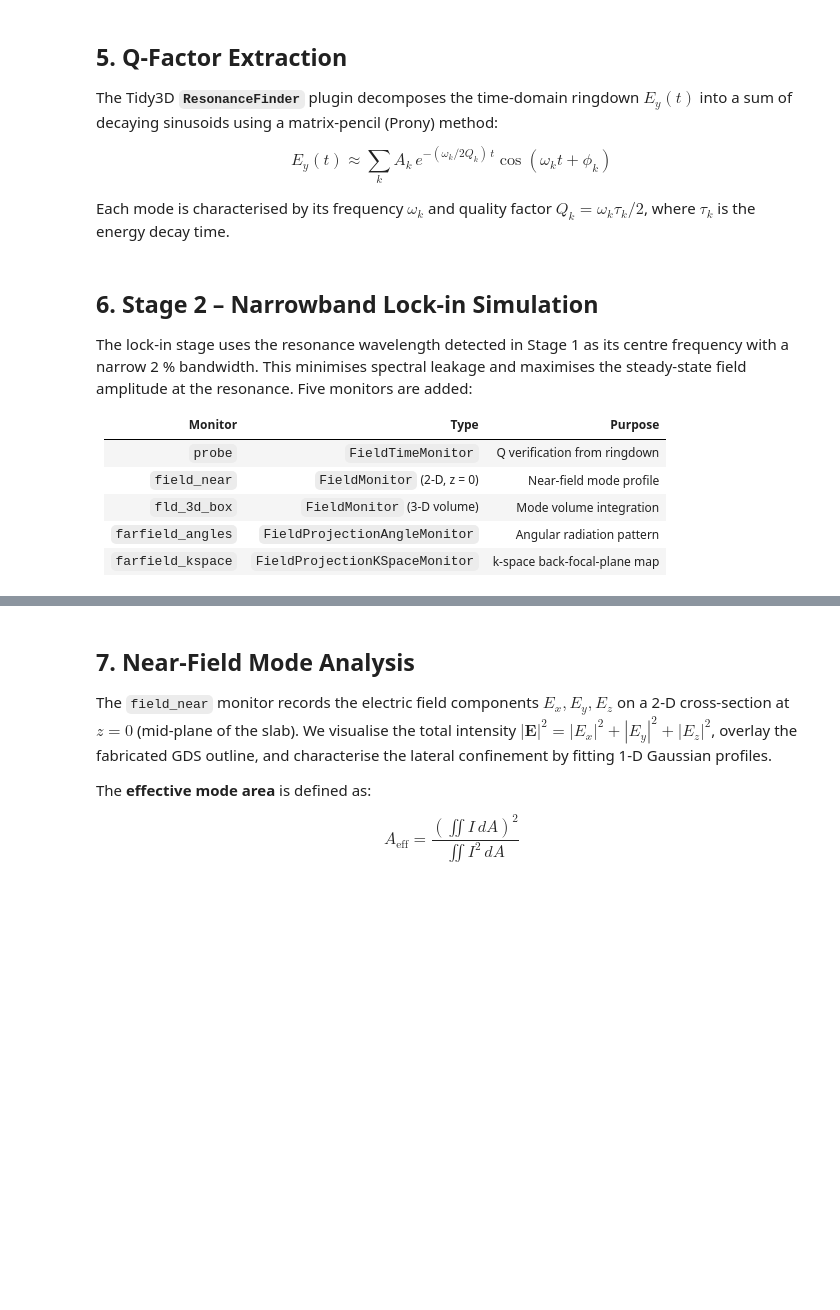
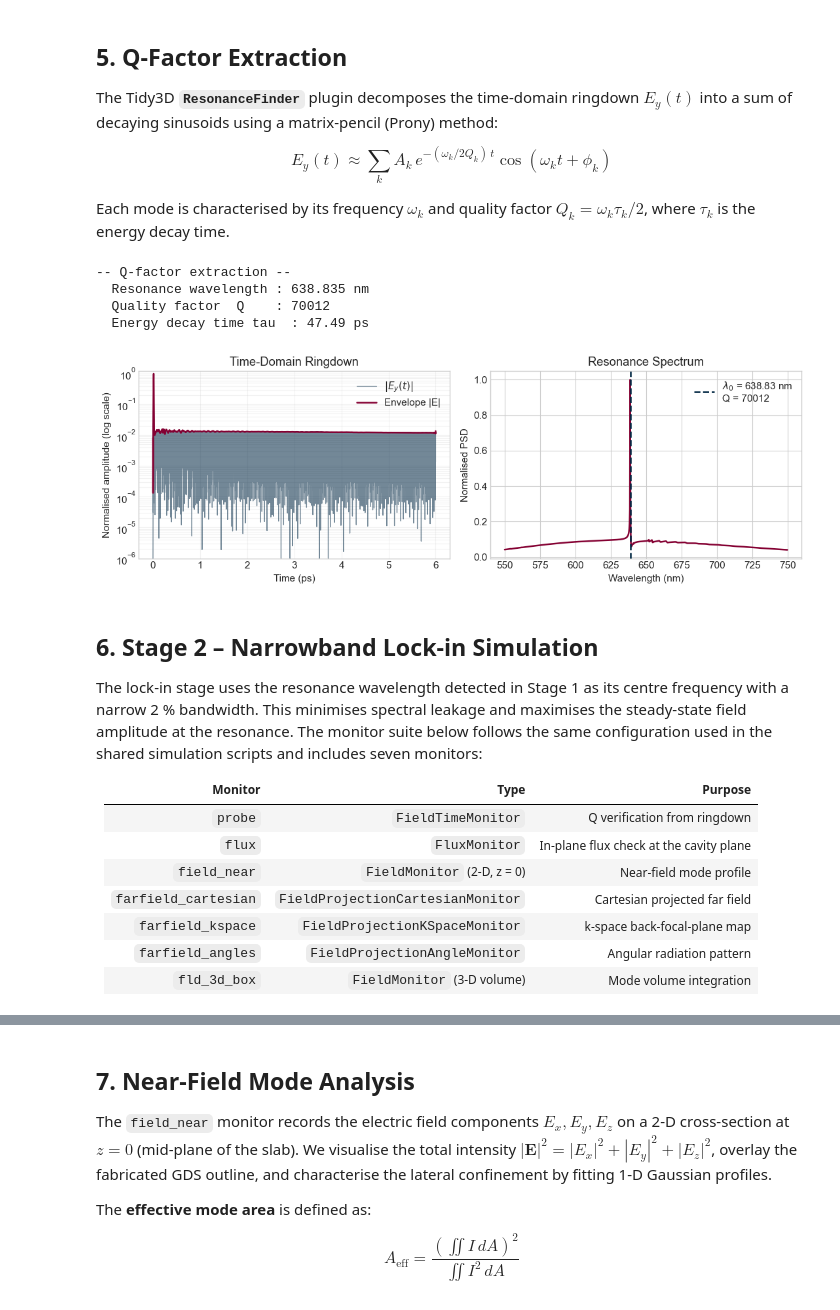
Before and after one commit to QPG-MIT/Photonic-Crystal-Cavity-Simulations, a Jupyter notebook: Simulations/notebooks/tidy3d_diamond_photonic_cavity.ipynb, the cells around one changed output, grey strips where cells are left out. Saved outputs shown, nothing was run; the diff lists cells and outputs as text; code cells hidden in the pictures; blank space fills up the shorter version.

Commit message:
Refine photonic cavity notebook framing

```diff
--- a/Simulations/notebooks/tidy3d_diamond_photonic_cavity.ipynb
+++ b/Simulations/notebooks/tidy3d_diamond_photonic_cavity.ipynb
@@ -97,11 +102,13 @@ CAVITY_GDS = Path('../gds/Cavity_Fab.gds')
 HOLES_GDS  = Path('../gds/Holes_Fab.gds')
 
 # ── Cached analysis-grade results ────────────────────────────────────────────
-SCOUT_RESULTS  = Path('../data/results/results_scout_q_only_0.136um.hdf5')
+# Keep a stable reference scout cache separate from any new reruns.
+SCOUT_RESULTS  = Path('../data/results/results_scout_q_only_0.136um_reference.hdf5')
 LOCKIN_RESULTS = Path('../data/results/results_lockin_full_0.136um.hdf5')
 
 # ── Simulation profile ───────────────────────────────────────────────────────
-# `analysis_full` keeps the original notebook fidelity and reruns both stages.
+# `analysis_full` keeps the full geometry and monitor suite, with the scout
+# runtime reduced to 6 ps for cheaper manual reruns.
 # `sobol_cheap` follows the low-cost Sobol scout philosophy: 620 nm centre,
 # 7 ps runtime, 13 steps/wavelength, and it skips rerunning the expensive
 # lock-in stage unless you force it back on below.
@@ -112,7 +119,7 @@ PROFILE_CONFIG = {
     'analysis_full': dict(
         scout_wavelength_um=0.630,
         min_steps_per_wvl=18,
-        scout_run_time_ps=12.0,
+        scout_run_time_ps=6.0,
         lockin_run_time_ps=8.0,
         scout_bandwidth_rel=0.12,
         lockin_bandwidth_rel=0.02,
@@ -144,19 +151,17 @@ SCOUT_BANDWIDTH     = PROFILE['scout_bandwidth_rel']
 LOCKIN_BANDWIDTH    = PROFILE['lockin_bandwidth_rel']
 RUN_LOCKIN_STAGE    = PROFILE['run_lockin_stage'] or FORCE_RUN_LOCKIN_STAGE
 
-# Keep cheap reruns separate so the canonical analysis cache is preserved.
+# Keep all reruns separate so the baseline analysis cache is preserved.
 SCOUT_RUN_RESULTS = (
-    SCOUT_RESULTS
+    Path('../data/results/results_scout_analysis_full_0.136um.hdf5')
     if SIMULATION_PROFILE == 'analysis_full'
     else Path('../data/results/results_scout_sobol_like_0.136um.hdf5')
 )
 LOCKIN_RUN_RESULTS = (
-    LOCKIN_RESULTS
+    Path('../data/results/results_lockin_analysis_full_0.136um.hdf5')
     if SIMULATION_PROFILE == 'analysis_full'
     else Path('../data/results/results_lockin_sobol_like_0.136um.hdf5')
 )
-SCOUT_LOAD_RESULTS  = SCOUT_RUN_RESULTS if SCOUT_RUN_RESULTS.exists() else SCOUT_RESULTS
-LOCKIN_LOAD_RESULTS = LOCKIN_RUN_RESULTS if LOCKIN_RUN_RESULTS.exists() else LOCKIN_RESULTS
 SCOUT_TASK_NAME = f'diamond_cavity_scout_{SIMULATION_PROFILE}'
 LOCKIN_TASK_NAME = f'diamond_cavity_lockin_{SIMULATION_PROFILE}'
 
@@ -171,8 +176,19 @@ PML_LAYERS = 12    # PML absorption layers (12 for high-Q accuracy)
 # ── Execution flag ────────────────────────────────────────────────────────────
 # When True, the selected profile is submitted to Tidy3D cloud.
 # `sobol_cheap` reruns only Stage 1 by default and reuses the lock-in cache.
-# When False, the notebook loads the available cached HDF5 results.
-RUN_SIMULATIONS = False
+# When False, the notebook loads the stable baseline cached HDF5 results.
+RUN_SIMULATIONS = True
+PREFER_RERUN_RESULTS = True
+SCOUT_LOAD_RESULTS = (
+    SCOUT_RUN_RESULTS
+    if RUN_SIMULATIONS or (PREFER_RERUN_RESULTS and SCOUT_RUN_RESULTS.exists())
+    else SCOUT_RESULTS
+)
+LOCKIN_LOAD_RESULTS = (
+    LOCKIN_RUN_RESULTS
+    if RUN_SIMULATIONS or (PREFER_RERUN_RESULTS and LOCKIN_RUN_RESULTS.exists())
+    else LOCKIN_RESULTS
+)
 # %%
 # ── Publication-style plot theme ──────────────────────────────────────────────
 RED    = '#840032'
@@ -566,6 +989,15 @@ def extract_resonance(data_scout, monitor_name='probe',
     df = df.sort_values('amplitude', ascending=False)
 
     if df.empty:
+        tail_amp = float(np.abs(ey[-1]))
+        peak_amp = float(np.max(np.abs(ey)))
+        if peak_amp > 0 and tail_amp / peak_amp > 1e-3:
+            raise RuntimeError(
+                'ResonanceFinder found no valid modes because the scout '
+                'signal has not decayed by the end of the run. '
+                'The loaded scout result is likely unstable or too short; '
+                'use a clean cache or rerun Stage 1 with a longer runtime.'
+            )
         raise RuntimeError(
             'ResonanceFinder found no valid modes. '
             'Try adjusting q_min or the simulation bandwidth.'
@@ -607,44 +1039,52 @@ wl_plot   = wl_spec[mask] if np.any(mask) else wl_spec
 spec_plot = spec[1:][mask] if np.any(mask) else spec[1:]
 
 fig, (ax1, ax2) = plt.subplots(1, 2, figsize=(11, 3.8))
 
 signal_abs     = np.abs(ey) / np.max(np.abs(ey))
 env_n          = env / env.max()
 ringdown_floor = 1e-6
 
 ax1.semilogy(t, np.clip(signal_abs, ringdown_floor, None),
              color=BLUE, lw=0.9, alpha=0.55, label='$|E_y(t)|$')
 ax1.semilogy(t, np.clip(env_n, ringdown_floor, None),
              color=RED, lw=1.8, label='Envelope |E|')
 ax1.set_xlabel('Time (ps)')
 ax1.set_ylabel('Normalised amplitude (log scale)')
 ax1.set_title('Time-Domain Ringdown')
 ax1.set_ylim(ringdown_floor, 1.2)
 ax1.grid(True, which='both', alpha=0.25)
 ax1.legend()
 
 ax2.plot(wl_plot, spec_plot / spec_plot.max(), color=RED, lw=1.8)
 ax2.axvline(wavelength_lockin * 1e3, color=BLUE, ls='--', lw=1.8,
             label=f"$\\lambda_0$ = {wavelength_lockin * 1e3:.2f} nm\n"
                   f"Q = {q_results['Q']:.0f}")
 ax2.set_xlabel('Wavelength (nm)')
 ax2.set_ylabel('Normalised PSD')
 ax2.set_title('Resonance Spectrum')
 ax2.legend()
 
 plt.tight_layout()
 plt.show()
+# %% [output]
+-- Q-factor extraction --
+  Resonance wavelength : 638.835 nm
+  Quality factor  Q    : 70012
+  Energy decay time tau  : 47.49 ps
+[figure, added]
 # %% [markdown]
 <a id='lockin'></a>
 ## 6. Stage 2 – Narrowband Lock-in Simulation
 
-The lock-in stage uses the resonance wavelength detected in Stage 1 as its centre frequency with a narrow 2 % bandwidth.  This minimises spectral leakage and maximises the steady-state field amplitude at the resonance.  Five monitors are added:
+The lock-in stage uses the resonance wavelength detected in Stage 1 as its centre frequency with a narrow 2 % bandwidth. This minimises spectral leakage and maximises the steady-state field amplitude at the resonance. The monitor suite below follows the same configuration used in the shared simulation scripts and includes seven monitors:
 
 | Monitor | Type | Purpose |
 |---------|------|---------|
 | `probe` | `FieldTimeMonitor` | Q verification from ringdown |
+| `flux` | `FluxMonitor` | In-plane flux check at the cavity plane |
 | `field_near` | `FieldMonitor` (2-D, z = 0) | Near-field mode profile |
+| `farfield_cartesian` | `FieldProjectionCartesianMonitor` | Cartesian projected far field |
+| `farfield_kspace` | `FieldProjectionKSpaceMonitor` | k-space back-focal-plane map |
+| `farfield_angles` | `FieldProjectionAngleMonitor` | Angular radiation pattern |
 | `fld_3d_box` | `FieldMonitor` (3-D volume) | Mode volume integration |
-| `farfield_angles` | `FieldProjectionAngleMonitor` | Angular radiation pattern |
-| `farfield_kspace` | `FieldProjectionKSpaceMonitor` | k-space back-focal-plane map |
 # %%
```
Also changed, not shown: parts of 17 cells of this notebook.
